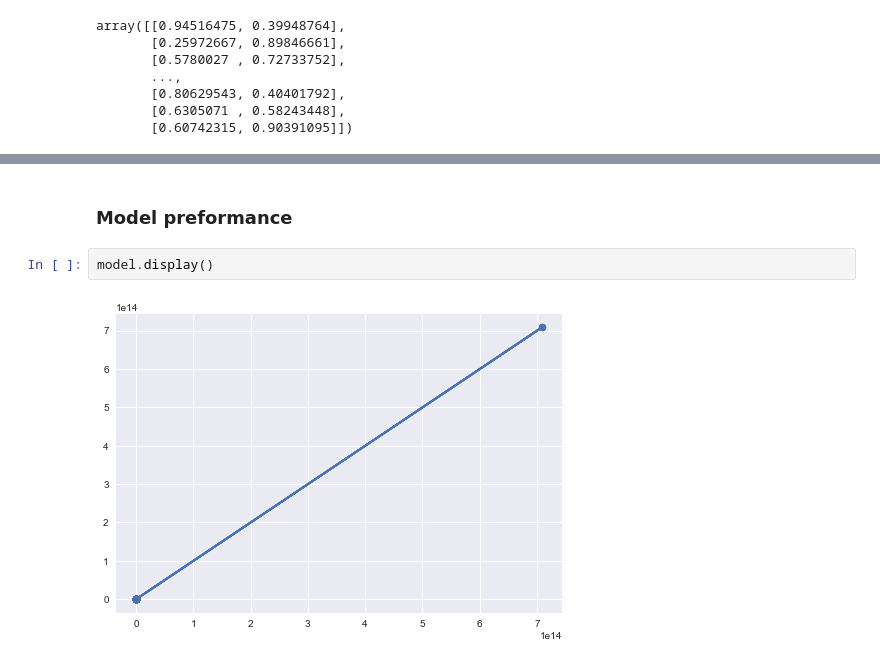
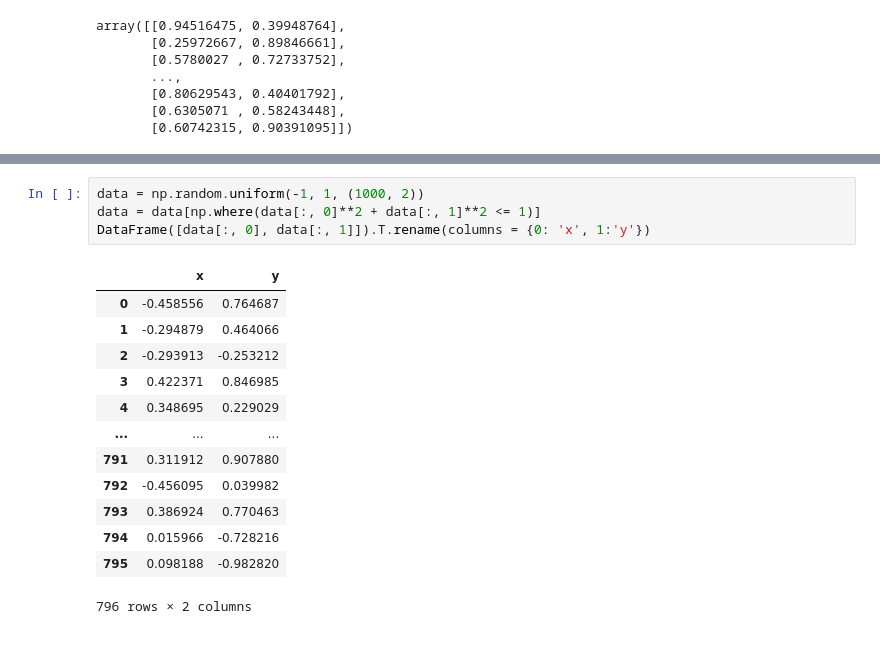
Before and after one commit to Israel0545488592/NeuralComputing2, a Jupyter notebook: Main_program .ipynb, the cells around one changed output, grey strips where cells are left out. Saved outputs shown, nothing was run; the diff lists cells and outputs as text.

```diff
--- a/Main_program .ipynb
+++ b/Main_program .ipynb
@@ -64,6 +43,18 @@ model.train(dataA1,(0,1))
-# %% [markdown]
-### Model preformance
-# %%
-model.display()
-# %% [output]
-[figure, removed]
+# %%
+data = np.random.uniform(-1, 1, (1000, 2))
+data = data[np.where(data[:, 0]**2 + data[:, 1]**2 <= 1)]
+DataFrame([data[:, 0], data[:, 1]]).T.rename(columns = {0: 'x', 1:'y'})
+# %% [output]
+|  | x | y |
+| 0 | -0.458556 | 0.764687 |
+| 1 | -0.294879 | 0.464066 |
+| 2 | -0.293913 | -0.253212 |
+| 3 | 0.422371 | 0.846985 |
+| 4 | 0.348695 | 0.229029 |
+| ... | ... | ... |
+| 791 | 0.311912 | 0.907880 |
+| 792 | -0.456095 | 0.039982 |
+| 793 | 0.386924 | 0.770463 |
+| 794 | 0.015966 | -0.728216 |
+| 795 | 0.098188 | -0.982820 |
+796 rows × 2 columns
```
Also changed, not shown: parts of 3 cells of this notebook, 1 other file.
